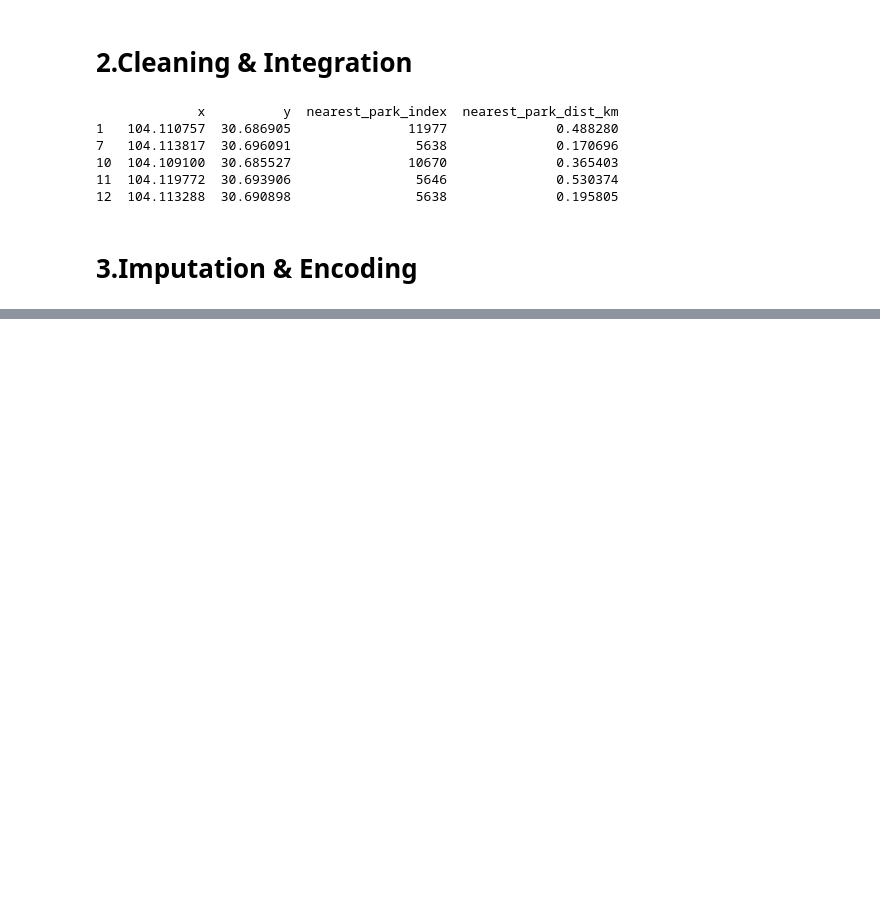
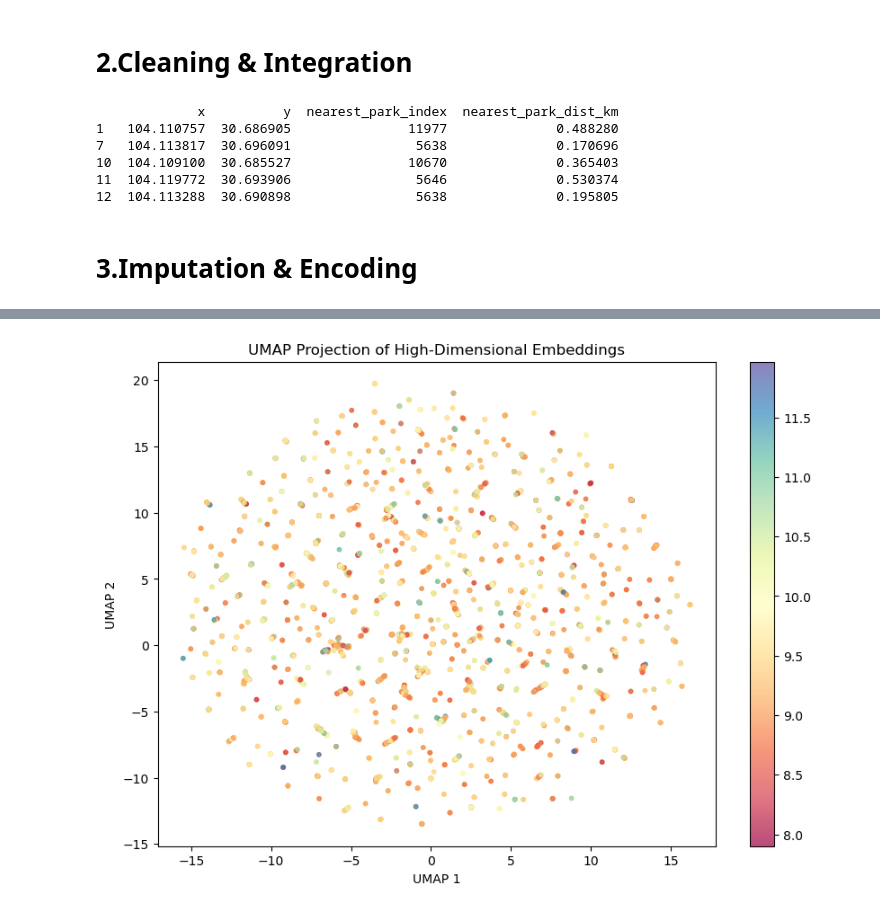
Before and after one commit to artinsophia/Paper-HousingPriceSpatialEconometrics, a Jupyter notebook: DataMining.ipynb, the cells around one changed output, grey strips where cells are left out. Cells and saved outputs as stored; diff of their text form; code cells hidden in the pictures; blank space fills up the shorter version.

```diff
--- a/DataMining.ipynb
+++ b/DataMining.ipynb
@@ -157,7 +157,7 @@ housing_cleaned = housing.dropna(subset=['baidu_coord_x','baidu_coord_y','参考
 housing_cleaned = housing_cleaned.rename(columns={'baidu_coord_x':'x','baidu_coord_y':'y','参考均价':'price'})
 park_cleaned = park_cleaned.rename(columns={'经度':'x','纬度':'y'})
 # %%
-sub_housing = housing_cleaned.drop(columns=['板块','物业办公电话','供热费']).copy()
+sub_housing = housing_cleaned.drop(columns=['环线位置','物业办公电话','供热费']).copy()
 sub_park = park_cleaned[['x', 'y','产业']].copy()
 # %%
 # according to the distance to find the nearest park for each community
@@ -400,10 +376,11 @@ print(f"区县 Embedding 形状: {final_dist_embeddings.shape}")
 # %%
 city_embeddings_raw = best_model_state['city_emb.weight'].cpu().numpy()
 dist_embeddings_raw = best_model_state['dist_emb.weight'].cpu().numpy()
-
+neigh_embeddings_raw = best_model_state['neigh_emb.weight'].cpu().numpy()
 
 print(f"城市 Embedding 形状: {city_embeddings_raw.shape}")
 print(f"区县 Embedding 形状: {dist_embeddings_raw.shape}")
+print(f"板块 Embedding 形状: {neigh_embeddings_raw.shape}")
 # %% [output]
 城市 Embedding 形状: (89, 8)
 区县 Embedding 形状: (911, 24)
@@ -435,0 +489,29 @@ Index(['名称', '城市', '区县', 'price', '环线位置', '小区地址', '
+# %%
+reducer = umap.UMAP(
+    n_neighbors=2,
+    min_dist=0.1,
+    n_components=2,
+    random_state=42
+)
+
+embedding_2d = reducer.fit_transform(neigh_embeddings_raw)
+
+neigh_stats = sub_housing.groupby('板块')['log_price'].mean().reindex(neigh_le.classes_)
+labels = neigh_stats.values
+
+plt.figure(figsize=(10, 7))
+plt.scatter(
+    embedding_2d[:, 0],
+    embedding_2d[:, 1],
+    c=labels,
+    cmap='Spectral',
+    s=10,
+    alpha=0.7
+)
+plt.colorbar()
+plt.title('UMAP Projection of High-Dimensional Embeddings')
+plt.xlabel('UMAP 1')
+plt.ylabel('UMAP 2')
+plt.show()
+# %% [output]
+[figure, added]
```
Also changed, not shown: parts of 20 cells of this notebook.
